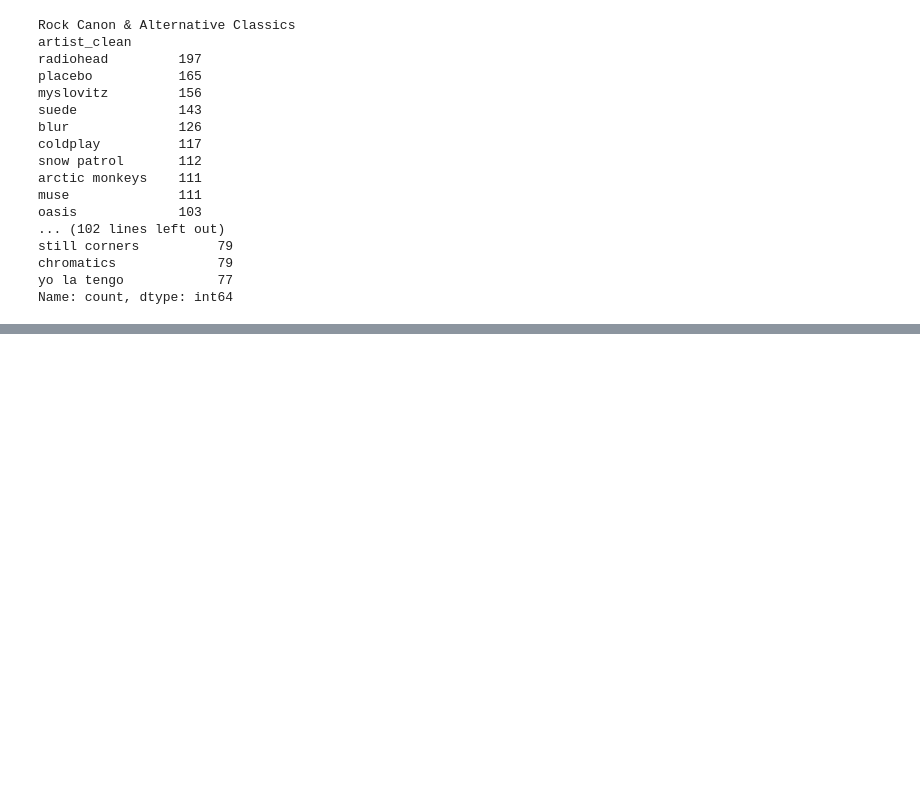
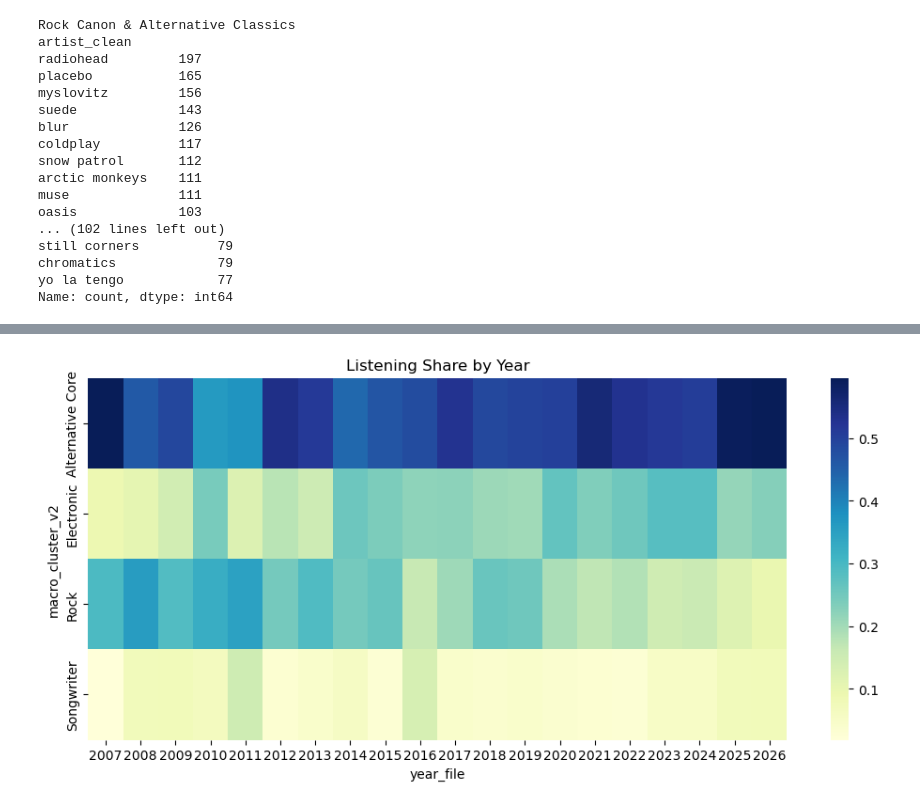
Before and after one commit to fredzell/music-mood-profiler, a Jupyter notebook: notebooks/06_lastfm_clusters_visualization_umap.ipynb, the cells around one changed output, grey strips where cells are left out. Cells and saved outputs as stored; diff of their text form; code cells hidden in the pictures; blank space fills up the shorter version.

```diff
--- a/notebooks/06_lastfm_clusters_visualization_umap.ipynb
+++ b/notebooks/06_lastfm_clusters_visualization_umap.ipynb
@@ -516,0 +684,14 @@ Name: count, dtype: int64
+# %%
+import seaborn as sns
+
+plt.figure(figsize=(12, 5))
+
+sns.heatmap(
+    macro_pct.T,
+    cmap="YlGnBu"
+)
+
+plt.title("Listening Share by Year")
+plt.show()
+# %% [output]
+[figure, added]
```
Also changed, not shown: parts of 15 cells of this notebook.
